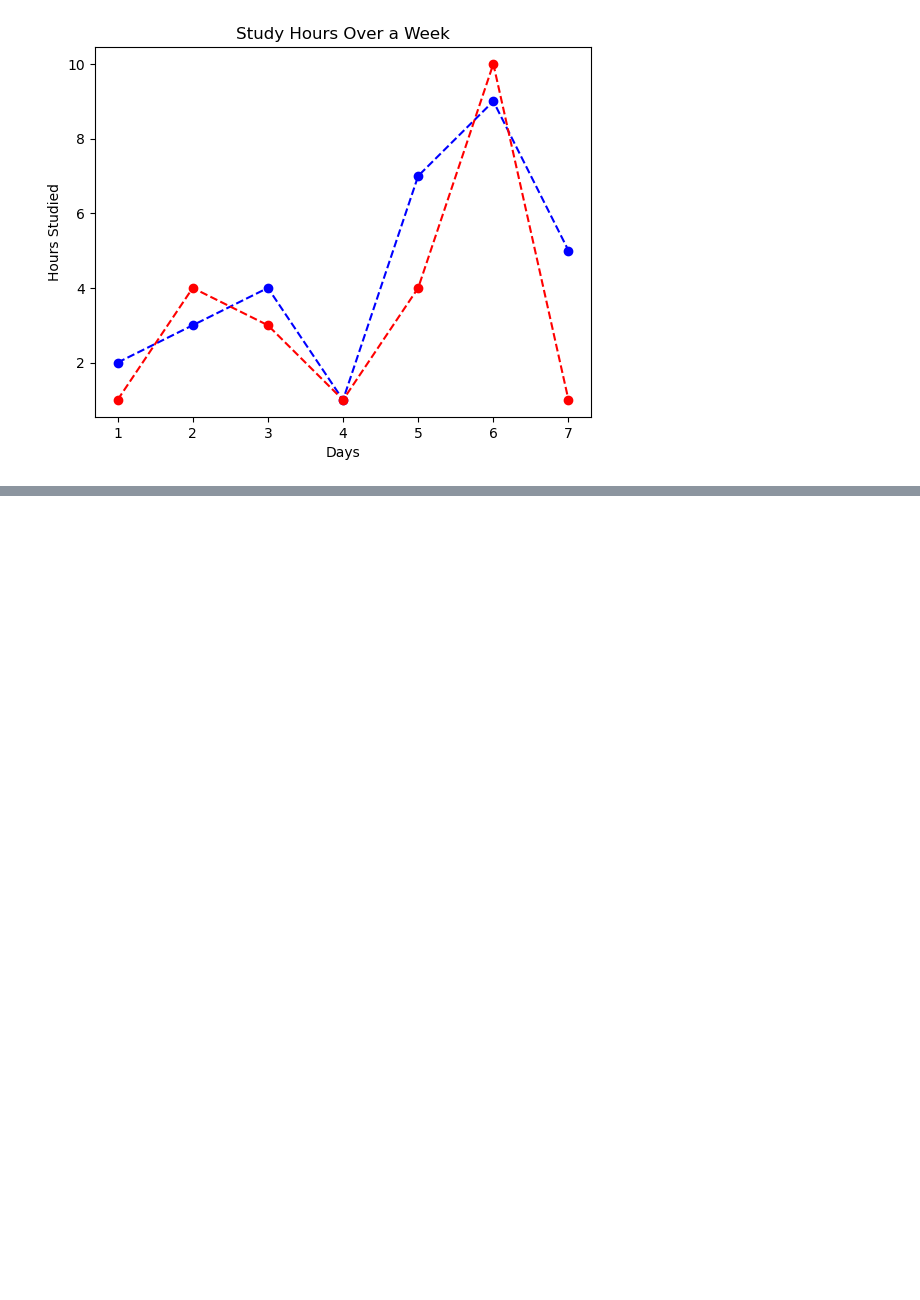
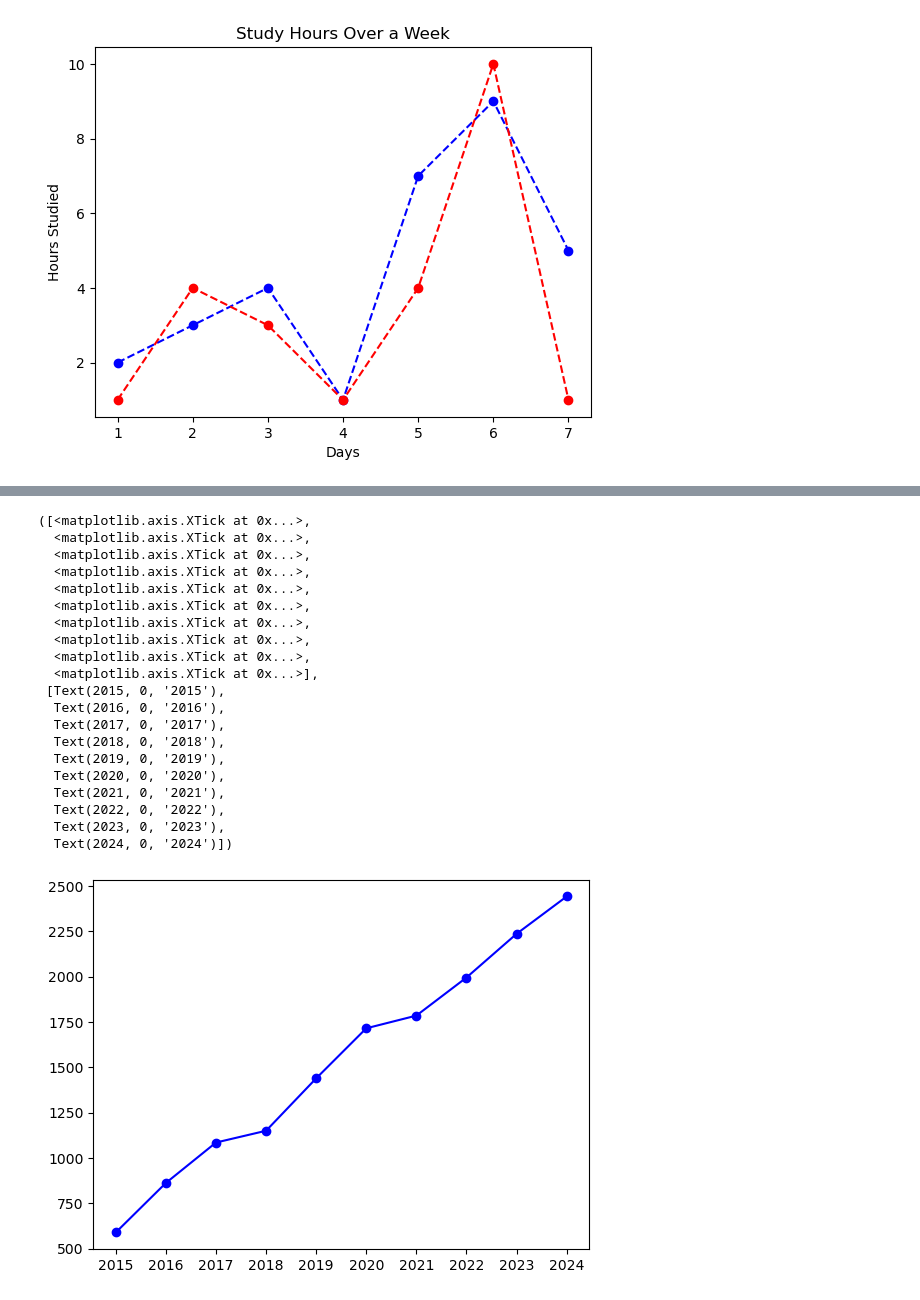
Before and after one commit to shahbaz-kamal/machine_learning, a Jupyter notebook: 15-data_visualization_with_matplotlib/module-15.ipynb, the cells around one changed output, grey strips where cells are left out. Drawn from its saved outputs; the diff is of its cells as text; code cells hidden in the pictures; blank space fills up the shorter version.

```diff
--- a/15-data_visualization_with_matplotlib/module-15.ipynb
+++ b/15-data_visualization_with_matplotlib/module-15.ipynb
@@ -36,0 +39,4 @@ plt.plot(days,hours2,marker='o',color='r',linestyle='--')
+# %%
+df=pd.read_csv('enrollment_data.csv')
+
+df
@@ -36,0 +55,29 @@ plt.plot(days,hours2,marker='o',color='r',linestyle='--')
+# %%
+x=df['Year']
+y1=df['Programming']
+y2=df['Digital Marketing']
+
+plt.plot(x,y1,marker='o',color='b',linestyle='-',label='Programming')
+plt.xticks(x)
+# %% [output]
+([<matplotlib.axis.XTick at 0x...>,
+  <matplotlib.axis.XTick at 0x...>,
+  <matplotlib.axis.XTick at 0x...>,
+  <matplotlib.axis.XTick at 0x...>,
+  <matplotlib.axis.XTick at 0x...>,
+  <matplotlib.axis.XTick at 0x...>,
+  <matplotlib.axis.XTick at 0x...>,
+  <matplotlib.axis.XTick at 0x...>,
+  <matplotlib.axis.XTick at 0x...>,
+  <matplotlib.axis.XTick at 0x...>],
+ [Text(2015, 0, '2015'),
+  Text(2016, 0, '2016'),
+  Text(2017, 0, '2017'),
+  Text(2018, 0, '2018'),
+  Text(2019, 0, '2019'),
+  Text(2020, 0, '2020'),
+  Text(2021, 0, '2021'),
+  Text(2022, 0, '2022'),
+  Text(2023, 0, '2023'),
+  Text(2024, 0, '2024')])
+[figure, added]
```
Also changed, not shown: parts of 4 cells of this notebook, 3 other files.
